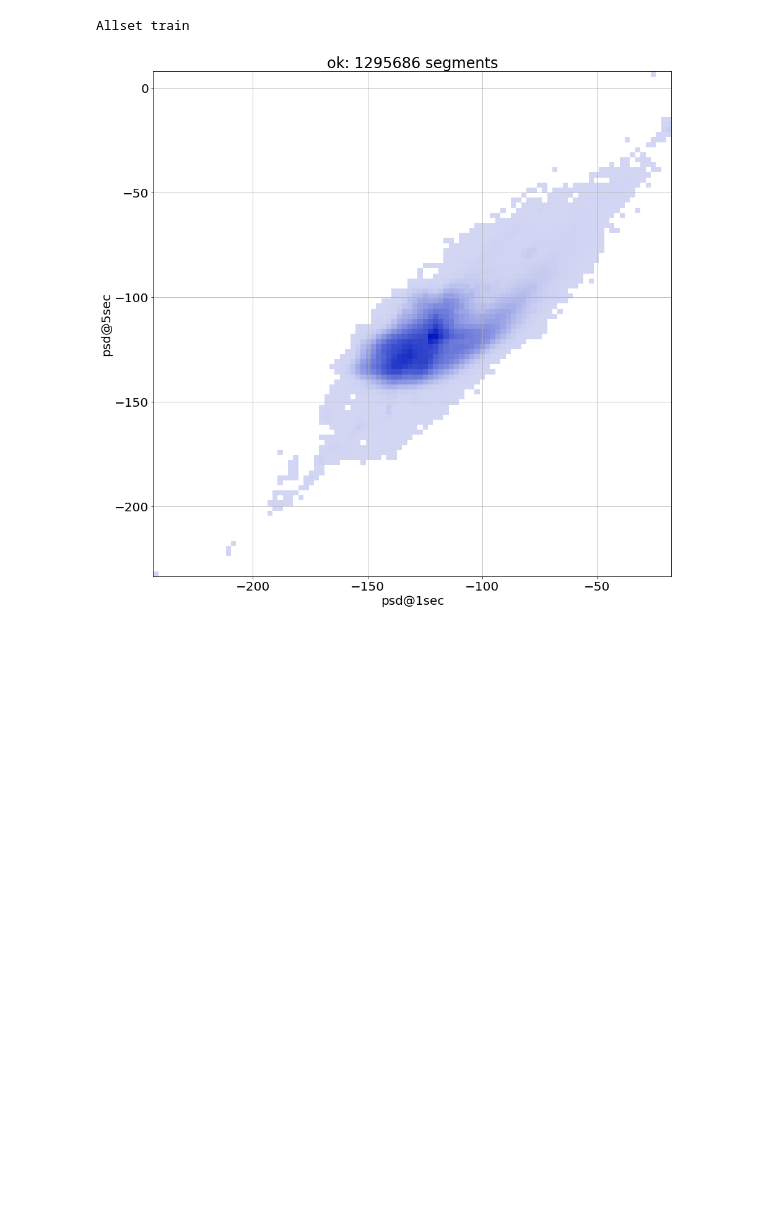
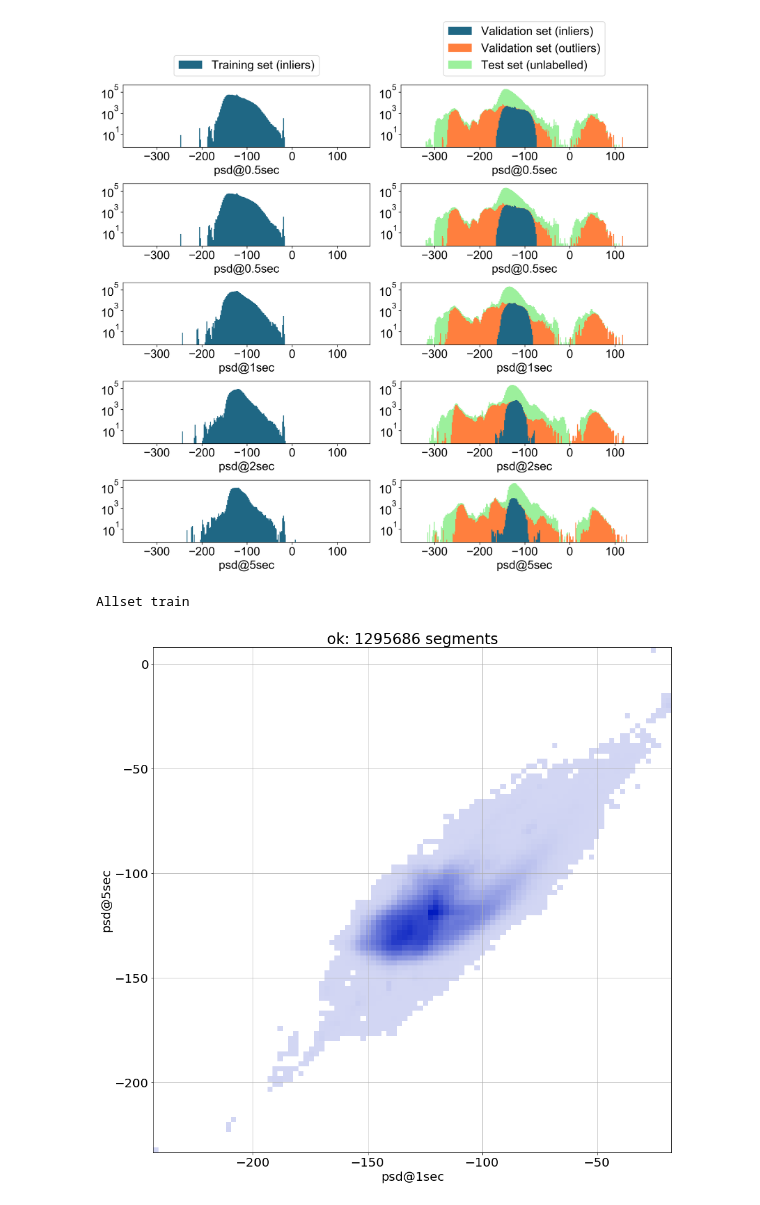
Before and after one commit to rizac/sod, a Jupyter notebook: sod/jupyter/Inspect.dataset.allset_train.allset_test.ipynb, the cells around one changed output. Cells and saved outputs as stored; diff of their text form; code cells hidden in the pictures; blank space fills up the shorter version.

```diff
--- a/sod/jupyter/Inspect.dataset.allset_train.allset_test.ipynb
+++ b/sod/jupyter/Inspect.dataset.allset_train.allset_test.ipynb
@@ -81,0 +120,69 @@ Index(['allset_test.id', 'dataset_id', 'psd@0.05sec', 'psd@0.1sec',
+# %%
+import importlib
+import sod.core.plot as sod_plot
+importlib.reload(sod_plot)
+import sod.core.dataset as sod_dataset
+importlib.reload(sod_dataset)
+import matplotlib.pyplot as plt
+import numpy as np
+
+
+bins = np.arange(-350, 150, 2)
+
+dic = {
+    'training set': allset_train,
+    'test set': allset_test,
+}
+
+labels = {
+    'training set': {
+        sod_dataset.dataset_info(allset_train).classnames[0]: 'Training set (inliers)'
+    },
+    'test set': {
+        sod_dataset.dataset_info(allset_test).classnames[0]: 'Validation set (inliers)',
+        sod_dataset.dataset_info(allset_test).classnames[1]: 'Validation set (outliers)',
+        sod_dataset.dataset_info(allset_test).classnames[2]: 'Test set (unlabelled)'
+    }
+}
+
+# use colors which are ok also for grayscale:
+colors = ['#1f6784', '#ff7f3e', '#9cf09c']
+
+features = ['psd@0.5sec', 'psd@0.5sec', 'psd@1sec', 'psd@2sec', 'psd@5sec']
+
+axslist=[]
+ylims = []
+
+with plotparams({'figure.figsize': (12, 12), 'font.size': 18, 'figure.dpi': 150, 'font.family': 'helvetica,arial'}):
+    fig, allaxs = plt.subplots(len(features), 2)
+    # pltsubplots accepts also gridspec_kw to fix the subplots relative size, but apparently we do not
+    # need it: , gridspec_kw={'height_ratios': [1] + [1]*(len(features)-1)})
+    for i, col in enumerate(['psd@0.5sec', 'psd@0.5sec', 'psd@1sec', 'psd@2sec', 'psd@5sec']):
+        # print('artifacts on ok segments: %d' % len(dataframe_ok[col<-3000]))
+        rowaxs = allaxs[i]
+        for j, (name, datafr_) in enumerate(dic.items()):
+            data = []
+            label = []
+            dinfo = sod_dataset.dataset_info(datafr_)
+            for cname in dinfo.classnames:
+                data.append(datafr_[dinfo.class_selector[cname](datafr_)][col])
+                label.append(labels[name][cname])
+            axs = rowaxs[j]
+            axs.hist(data, bins, log=True, histtype='bar', stacked=True, label=label, color=colors[:len(data)])
+            axylims = axs.get_ylim()
+            ylims = [
+                axylims[0] if not ylims else min(ylims[0], axylims[0]),
+                axylims[1] if not ylims else max(ylims[1], axylims[1])
+            ]
+            axs.set_xlabel(col)
+            if i == 0:
+                axs.legend(loc='lower center', bbox_to_anchor=(0.5, 1.05))
+
+    for axrow in allaxs:
+        for ax in axrow:
+            ax.set_ylim(ylims)
+
+plt.tight_layout()
+plt.show()
+# %% [output]
+[figure, added]
```
Also changed, not shown: parts of 6 cells of this notebook, 6 other files.
